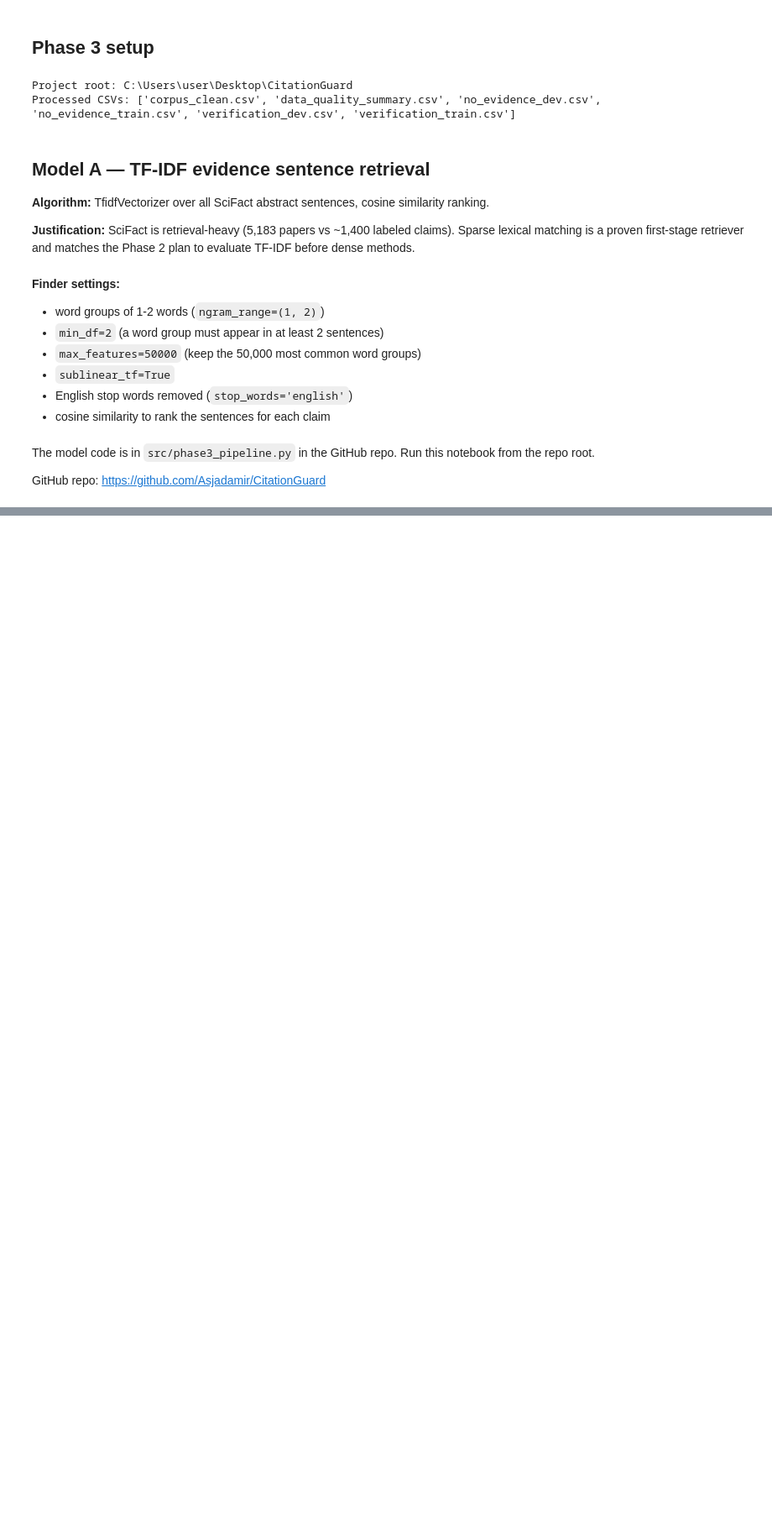
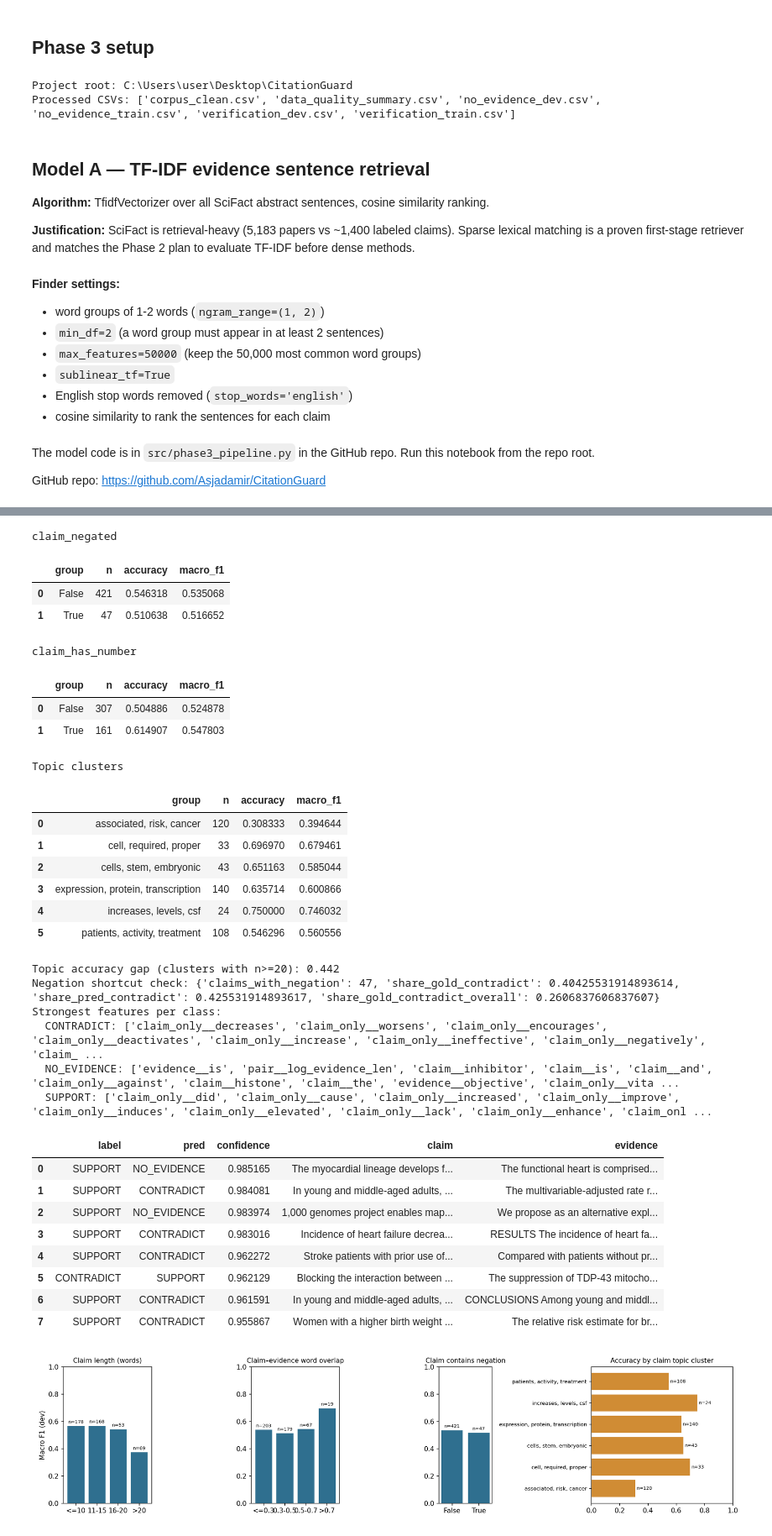
Before and after one commit to Asjadamir/CitationGuard, a Jupyter notebook: F26-04.ipynb, the cells around one changed output, grey strips where cells are left out. Shown at 84% size. Saved outputs shown, nothing was run; the diff lists cells and outputs as text; code cells hidden in the pictures; blank space fills up the shorter version.

```diff
--- a/F26-04.ipynb
+++ b/F26-04.ipynb
@@ -986,0 +1138,13 @@ Artifacts:
+# %%
+ea = ev['error_analysis']
+for name, rows in ea['slices'].items():
+    print(name); display(pd.DataFrame(rows))
+print('Topic clusters'); display(pd.DataFrame(ea['topic_subgroups']))
+print('Topic accuracy gap (clusters with n>=20):', round(ea['topic_accuracy_gap'], 3))
+print('Negation shortcut check:', ea['negation_shortcut'])
+print('Strongest features per class:')
+for lab, feats in ea['top_features'].items():
+    print(f'  {lab}: {feats}')
+display(pd.DataFrame(ea['confident_errors'])[['label', 'pred', 'confidence', 'claim', 'evidence']])
+display(Image(filename=str(FIGURES / 'phase4_error_slices.png')))
+# %% [output]
@@ -986,0 +1163,32 @@ Artifacts:
+claim_negated
+|  | group | n | accuracy | macro_f1 |
+| 0 | False | 421 | 0.546318 | 0.535068 |
+| 1 | True | 47 | 0.510638 | 0.516652 |
+claim_has_number
+|  | group | n | accuracy | macro_f1 |
+| 0 | False | 307 | 0.504886 | 0.524878 |
+| 1 | True | 161 | 0.614907 | 0.547803 |
+Topic clusters
+|  | group | n | accuracy | macro_f1 |
+| 0 | associated, risk, cancer | 120 | 0.308333 | 0.394644 |
+| 1 | cell, required, proper | 33 | 0.696970 | 0.679461 |
+| 2 | cells, stem, embryonic | 43 | 0.651163 | 0.585044 |
+| 3 | expression, protein, transcription | 140 | 0.635714 | 0.600866 |
+| 4 | increases, levels, csf | 24 | 0.750000 | 0.746032 |
+| 5 | patients, activity, treatment | 108 | 0.546296 | 0.560556 |
+Topic accuracy gap (clusters with n>=20): 0.442
+Negation shortcut check: {'claims_with_negation': 47, 'share_gold_contradict': 0.40425531914893614, 'share_pred_contradict': 0.425531914893617, 'share_gold_contradict_overall': 0.2606837606837607}
+Strongest features per class:
+  CONTRADICT: ['claim_only__decreases', 'claim_only__worsens', 'claim_only__encourages', 'claim_only__deactivates', 'claim_only__increase', 'claim_only__ineffective', 'claim_only__negatively', 'claim_ ...
+  NO_EVIDENCE: ['evidence__is', 'pair__log_evidence_len', 'claim__inhibitor', 'claim__is', 'claim__and', 'claim_only__against', 'claim__histone', 'claim__the', 'evidence__objective', 'claim_only__vita ...
+  SUPPORT: ['claim_only__did', 'claim_only__cause', 'claim_only__increased', 'claim_only__improve', 'claim_only__induces', 'claim_only__elevated', 'claim_only__lack', 'claim_only__enhance', 'claim_onl ...
+|  | label | pred | confidence | claim | evidence |
+| 0 | SUPPORT | NO_EVIDENCE | 0.985165 | The myocardial lineage develops f... | The functional heart is comprised... |
+| 1 | SUPPORT | CONTRADICT | 0.984081 | In young and middle-aged adults, ... | The multivariable-adjusted rate r... |
+| 2 | SUPPORT | NO_EVIDENCE | 0.983974 | 1,000 genomes project enables map... | We propose as an alternative expl... |
+| 3 | SUPPORT | CONTRADICT | 0.983016 | Incidence of heart failure decrea... | RESULTS The incidence of heart fa... |
+| 4 | SUPPORT | CONTRADICT | 0.962272 | Stroke patients with prior use of... | Compared with patients without pr... |
+| 5 | CONTRADICT | SUPPORT | 0.962129 | Blocking the interaction between ... | The suppression of TDP-43 mitocho... |
+| 6 | SUPPORT | CONTRADICT | 0.961591 | In young and middle-aged adults, ... | CONCLUSIONS Among young and middl... |
+| 7 | SUPPORT | CONTRADICT | 0.955867 | Women with a higher birth weight ... | The relative risk estimate for br... |
+[figure, added]
```
Also changed, not shown: parts of 22 cells of this notebook, 21 other files.
